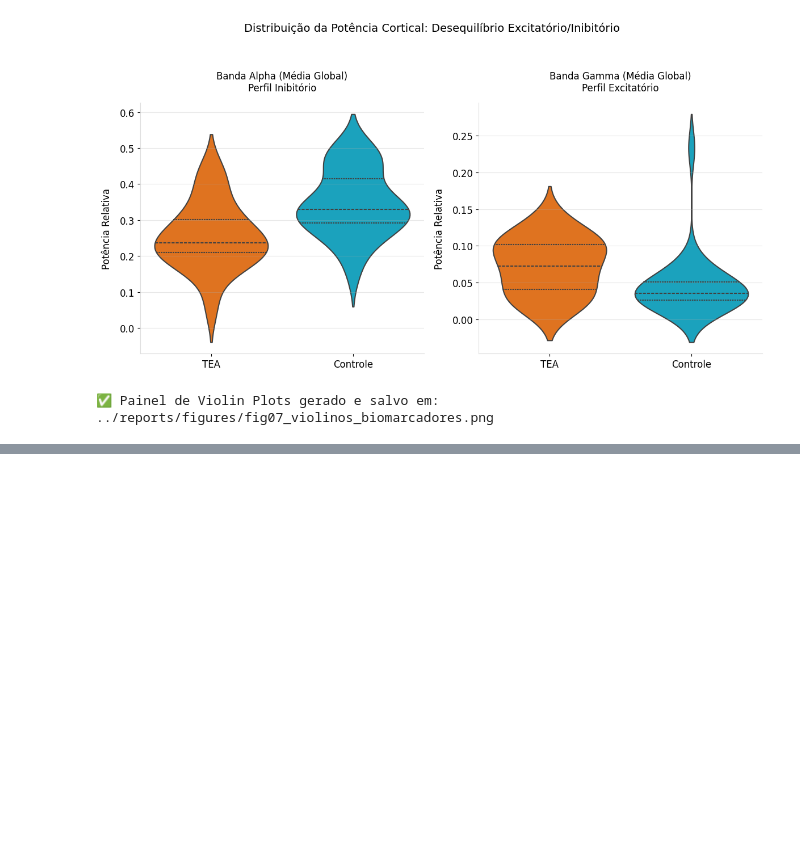
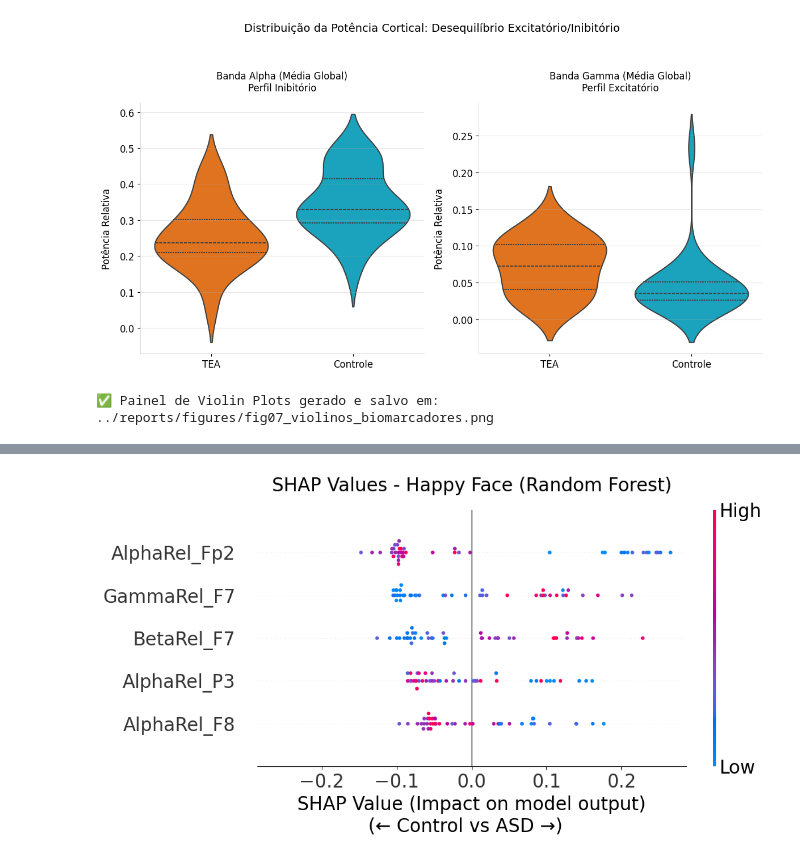
Before and after one commit to brunoandrade-osw/eeg-asd-classification, a Jupyter notebook: notebooks/05_Plots.ipynb, the cells around one changed output, grey strips where cells are left out. Cells and saved outputs as stored; diff of their text form; code cells hidden in the pictures; blank space fills up the shorter version.

```diff
--- a/notebooks/05_Plots.ipynb
+++ b/notebooks/05_Plots.ipynb
@@ -872,0 +1026,93 @@ print(f"✅ Painel de Violin Plots gerado e salvo em: {caminho_violino}")
+# %%
+# 03. VISUALIZAÇÃO: SHAP VALUES (RANDOM FOREST) - AJUSTE FINO DE ESPAÇAMENTO
+
+import pandas as pd
+import numpy as np
+import matplotlib.pyplot as plt
+from sklearn.ensemble import RandomForestClassifier
+import os
+import warnings
+
+try:
+    import shap
+except ImportError:
+    print("⚠️ A biblioteca 'shap' não está instalada. Execute '!pip install shap' e rode novamente.")
+    shap = None
+
+warnings.filterwarnings("ignore")
+
+# 1. Configurações Visuais
+plt.rcParams.update({
+    'font.size': 20,
+    'axes.titlesize': 20,
+    'axes.labelsize': 20,
+    'xtick.labelsize': 20,
+    'ytick.labelsize': 20,
+    'font.weight': 'normal',
+    'axes.labelweight': 'normal',
+    'axes.titleweight': 'normal',
+    'figure.facecolor': 'white',
+    'axes.facecolor': 'white'
+})
+
+# 2. Carregamento de Dados
+caminho_csv = '../reports/tabela_features_eeg_completa.csv'
+df = pd.read_csv(caminho_csv)
+
+df_f = df[df['Condicao'] == 'Face Feliz'].copy()
+df_f = df_f.groupby(['ID', 'Grupo']).mean(numeric_only=True).reset_index()
+
+y = df_f['Grupo'].apply(lambda x: 1 if 'TEA' in x else 0).values
+features_ouro = ['AlphaRel_P3', 'AlphaRel_Fp2', 'BetaRel_F7', 'AlphaRel_F8', 'GammaRel_F7']
+X_sel = df_f[features_ouro]
+
+# Treinamento
+rf_modelo = RandomForestClassifier(random_state=42)
+rf_modelo.fit(X_sel, y)
+
+# 3. SHAP Values
+if shap is not None:
+    # AJUSTE 1: Proporção (Largura, Altura) da figura base
+    fig = plt.figure(figsize=(11, 6))
+
+    explainer = shap.TreeExplainer(rf_modelo)
+    shap_values = explainer.shap_values(X_sel)
+
+    if isinstance(shap_values, list):
+        shap_values_tea = shap_values[1]
+    elif isinstance(shap_values, np.ndarray) and len(shap_values.shape) == 3:
+        shap_values_tea = shap_values[:, :, 1]
+    else:
+        shap_values_tea = shap_values
+
+    plt.title('SHAP Values - Happy Face (Random Forest)', pad=20, fontsize=20)
+
+    # AJUSTE 2: O parâmetro plot_size=(Largura, Altura) força o SHAP a respeitar a proporção
+    shap.summary_plot(shap_values_tea, X_sel, feature_names=features_ouro, show=False, plot_size=(11, 6))
+
+    # Centralização do eixo x
+    ax = plt.gca()
+    limites_x = ax.get_xlim()
+    max_abs = max(abs(limites_x[0]), abs(limites_x[1]))
+    ax.set_xlim(-max_abs, max_abs)
+
+    ax.set_xlabel('SHAP Value (Impact on model output)\n(← Control vs ASD →)  ', fontsize=20, fontweight='normal')
+    ax.tick_params(axis='both', labelsize=20)
+
+    # Ajuste dos rótulos do eixo Y (Colorbar)
+    fig = plt.gcf()
+    for eixo in fig.axes:
+        if eixo != ax:
+            eixo.set_ylabel('')
+            eixo.set_yticks([0, 1])
+            eixo.set_yticklabels(['Low', 'High'], fontsize=20, fontweight='normal')
+            eixo.tick_params(length=0)
+
+    plt.tight_layout()
+    os.makedirs('../reports/figures', exist_ok=True)
+    caminho_fig = '../reports/figures/fig03_shap_values_rf.png'
+    plt.savefig(caminho_fig, dpi=300, bbox_inches='tight')
+    plt.show()
+    print(f"✅ SHAP Values gerados e salvos em: {caminho_fig}")
+# %% [output]
+[figure, added]
```
Also changed, not shown: parts of 3 cells of this notebook, 3 other files.
